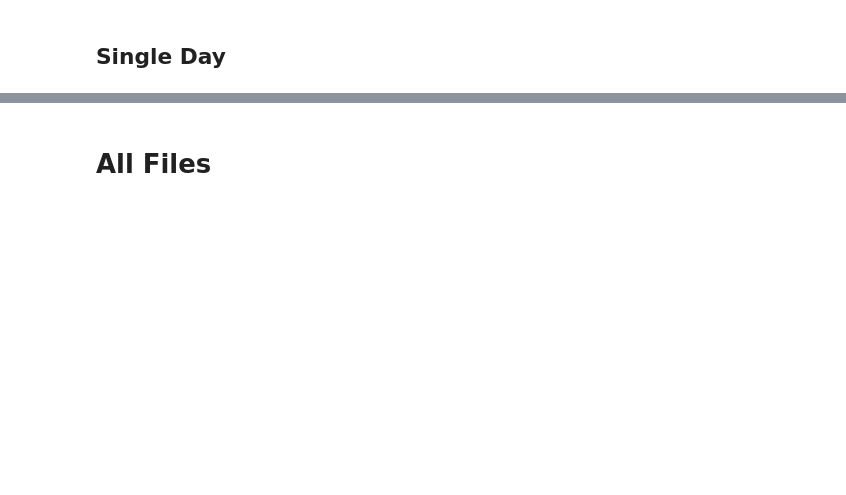
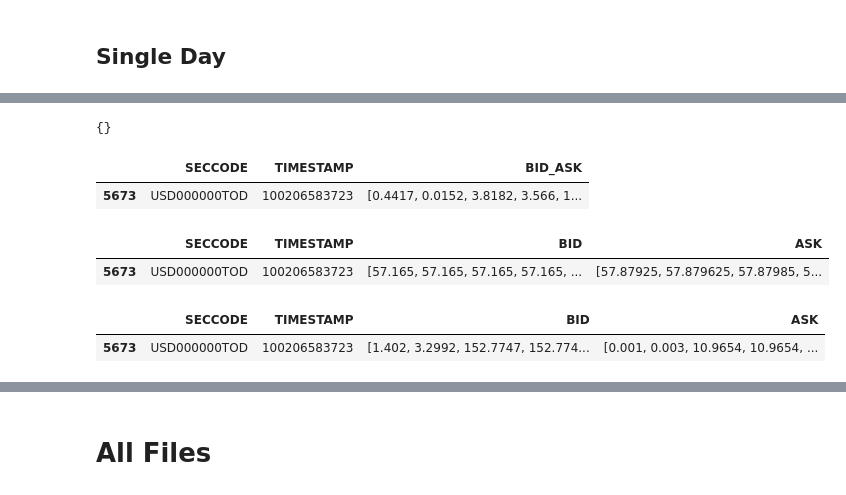
Before and after one commit to rrufina/data-mining, a Jupyter notebook: features.ipynb, the cells around one changed output, grey strips where cells are left out. Drawn from its saved outputs; the diff is of its cells as text; code cells hidden in the pictures; blank space fills up the shorter version.

```diff
--- a/features.ipynb
+++ b/features.ipynb
@@ -8,12 +8,16 @@ from utils import *
 from orderbook import OrderBook
 from features import FeatureGenerator
 # %%
+test_asks = None
+test_bids = None
+
 def make_orderbooks(order_log: list):
     """
     Function for making orderbooks for each spectrum
 
     Return orderbooks, dataframe with spectrums and dataframe with VWAPs
     """
+    global test_asks, test_bids
     # creating order book for each seccode
     order_books = dict()
     for secc in feature_seccodes:
@@ -105,9 +109,20 @@ def make_orderbooks(order_log: list):
                                      volume=current_volume, ask=is_ask,
                                      aggressive_bids=volume_bids + [(current_time, 0)], aggressive_asks=volume_asks + [(current_time, 0)])
 
+        # print(row_log['TIME'])
         # print(volume_bids)
         # print(volume_asks)
-        # print(spectrum.best_ask, '-----', spectrum.best_bid, '=====', sep='\n')
+        # print(spectrum.best_ask)
+        # print(spectrum.best_bid, '=====', sep='\n')
+
+        if row_log['TIME'] == 100206583723 and row_log['SECCODE'] == 'USD000000TOD':
+            print(spectrums['USD000000TOD'].best_ask)
+            print(spectrums['USD000000TOD'].best_bid)
+            print(order_books['USD000000TOD'].asks)
+            print('=' * 10)
+            print(order_books['USD000000TOD'].bids)
+            test_asks = order_books['USD000000TOD'].asks
+            test_bids = order_books['USD000000TOD'].bids
 
         if correct:
             # для каждой новой row считаем спектрум добавляем в df
@@ -160,11 +175,8 @@ WORKING_DIR = r'D:\Innopolis University\2021 Spring Semester\Data Mining\data-mi
 
 orderlog_filename = WORKING_DIR + 'OrderLog20180330.txt'
 
-order_log = read_orderlog(orderlog_filename)
+order_log = read_orderlog(orderlog_filename)[:20000]
 
 # Preprocessing
 order_log = filter(order_log, lambda row: row['SECCODE'] in feature_seccodes)
 order_log = preprocess_orderlog(order_log)
-
-# Make orderbooks, spectrum, and vwaps
-order_books, df_spec, df_vwap, df_spread, df_aggressive_band, df_aggressive_time, exec_time = make_orderbooks(order_log)
@@ -170,0 +237,19 @@ order_books, df_spec, df_vwap, df_spread, df_aggressive_band, df_aggressive_time
+# %%
+{k:v for k, v in sorted(test_bids.items(), key=lambda row: row[1]['PRICE'])}
+# %% [output]
+{}
+# %%
+df_spec[df_spec['TIMESTAMP'] == 100206583723]
+# %% [output]
+|  | SECCODE | TIMESTAMP | BID_ASK |
+| 5673 | USD000000TOD | 100206583723 | [0.4417, 0.0152, 3.8182, 3.566, 1... |
+# %%
+df_vwap[df_vwap['TIMESTAMP'] == 100206583723]
+# %% [output]
+|  | SECCODE | TIMESTAMP | BID | ASK |
+| 5673 | USD000000TOD | 100206583723 | [57.165, 57.165, 57.165, 57.165, ... | [57.87925, 57.879625, 57.87985, 5... |
+# %%
+df_aggressive_band[df_aggressive_band['TIMESTAMP'] == 100206583723]
+# %% [output]
+|  | SECCODE | TIMESTAMP | BID | ASK |
+| 5673 | USD000000TOD | 100206583723 | [1.402, 3.2992, 152.7747, 152.774... | [0.001, 0.003, 10.9654, 10.9654, ... |
```
Also changed, not shown: parts of 5 cells of this notebook.
